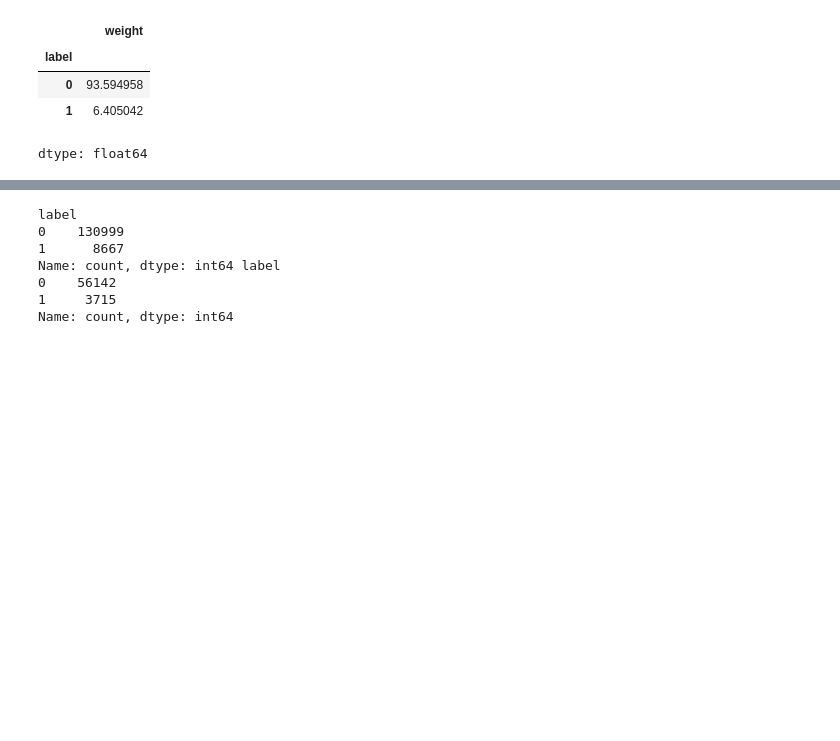
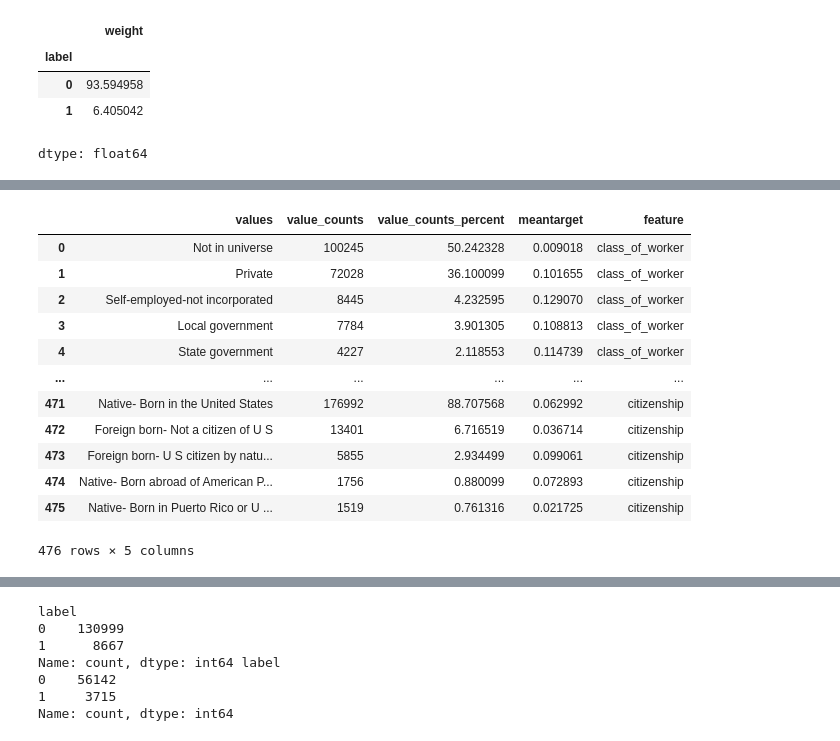
Before and after one commit to sindla97/Machine-Learning, a Jupyter notebook: census_bureau.ipynb, the cells around one changed output, grey strips where cells are left out. Cells and saved outputs as stored; diff of their text form; code cells hidden in the pictures; blank space fills up the shorter version.

```diff
--- a/census_bureau.ipynb
+++ b/census_bureau.ipynb
@@ -180,0 +196,27 @@ int_columns
+# %%
+df.replace({'?': 'unknown'}, inplace=True)
+# %%
+cat_feat_exp = pd.DataFrame()
+
+for i in cat_h_cardinal_col:
+  v_counts=df[i].value_counts().reset_index(name='value_counts').rename(columns={f'{i}':'values'})
+  v_counts['value_counts_percent']=(v_counts['value_counts']/df.shape[0])*100
+  v_meantarget=df.groupby(i)[target].mean().reset_index(name='meantarget').rename(columns={f'{i}':'values'})
+  merge_df=v_counts.merge(v_meantarget, on='values', how='left')
+  merge_df['feature']=i
+  cat_feat_exp=pd.concat([cat_feat_exp,merge_df], axis=0,ignore_index=True)
+cat_feat_exp
+# %% [output]
+|  | values | value_counts | value_counts_percent | meantarget | feature |
+| 0 | Not in universe | 100245 | 50.242328 | 0.009018 | class_of_worker |
+| 1 | Private | 72028 | 36.100099 | 0.101655 | class_of_worker |
+| 2 | Self-employed-not incorporated | 8445 | 4.232595 | 0.129070 | class_of_worker |
+| 3 | Local government | 7784 | 3.901305 | 0.108813 | class_of_worker |
+| 4 | State government | 4227 | 2.118553 | 0.114739 | class_of_worker |
+| ... | ... | ... | ... | ... | ... |
+| 471 | Native- Born in the United States | 176992 | 88.707568 | 0.062992 | citizenship |
+| 472 | Foreign born- Not a citizen of U S | 13401 | 6.716519 | 0.036714 | citizenship |
+| 473 | Foreign born- U S citizen by natu... | 5855 | 2.934499 | 0.099061 | citizenship |
+| 474 | Native- Born abroad of American P... | 1756 | 0.880099 | 0.072893 | citizenship |
+| 475 | Native- Born in Puerto Rico or U ... | 1519 | 0.761316 | 0.021725 | citizenship |
+476 rows × 5 columns
```
Also changed, not shown: parts of 39 cells of this notebook.
